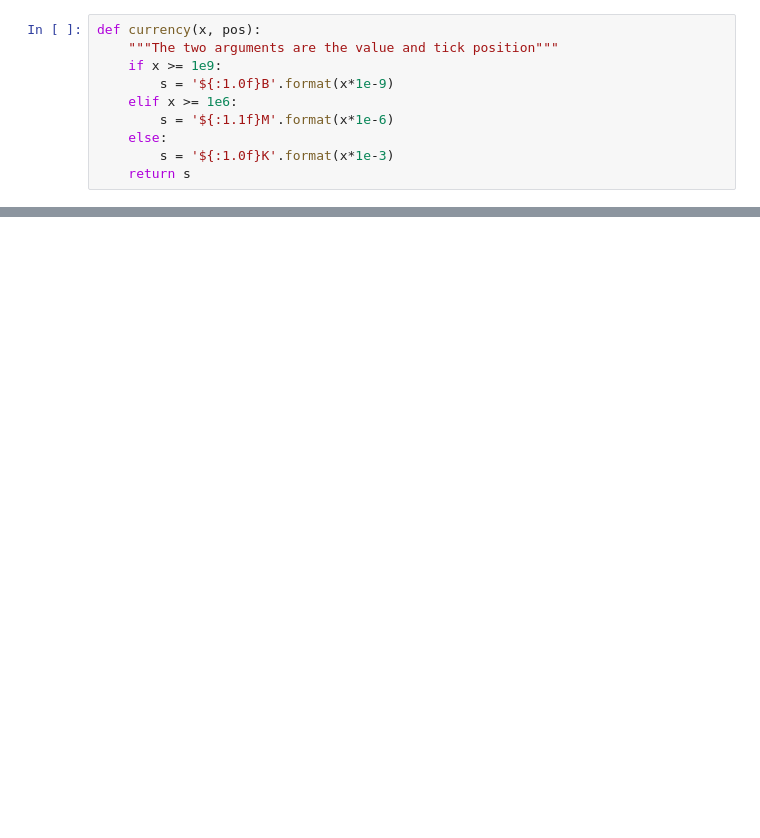
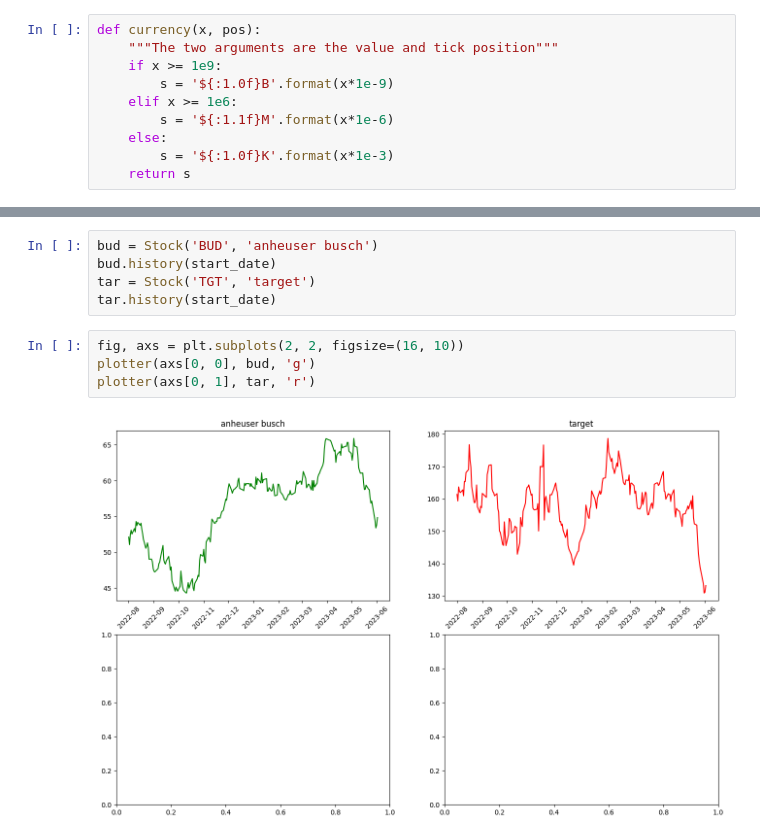
Before and after one commit to Intellilex/Finance, a Jupyter notebook: Yahoo.ipynb, the cells around one changed output, grey strips where cells are left out. Saved outputs shown, nothing was run; the diff lists cells and outputs as text; blank space fills up the shorter version.

```diff
--- a/Yahoo.ipynb
+++ b/Yahoo.ipynb
@@ -87,0 +92,11 @@ fig.tight_layout()
+# %%
+bud = Stock('BUD', 'anheuser busch')
+bud.history(start_date)
+tar = Stock('TGT', 'target')
+tar.history(start_date)
+# %%
+fig, axs = plt.subplots(2, 2, figsize=(16, 10))
+plotter(axs[0, 0], bud, 'g')
+plotter(axs[0, 1], tar, 'r')
+# %% [output]
+[figure, added]
```
Also changed, not shown: parts of 4 cells of this notebook, 3 other files.
